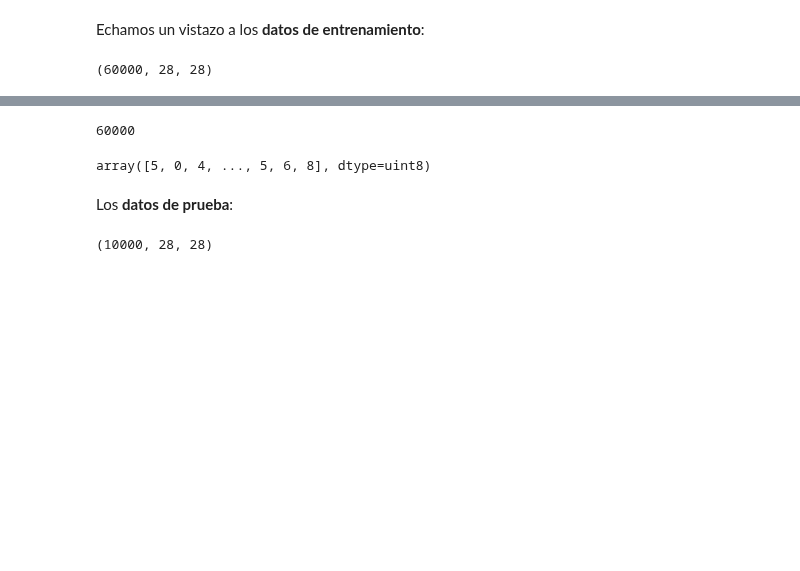
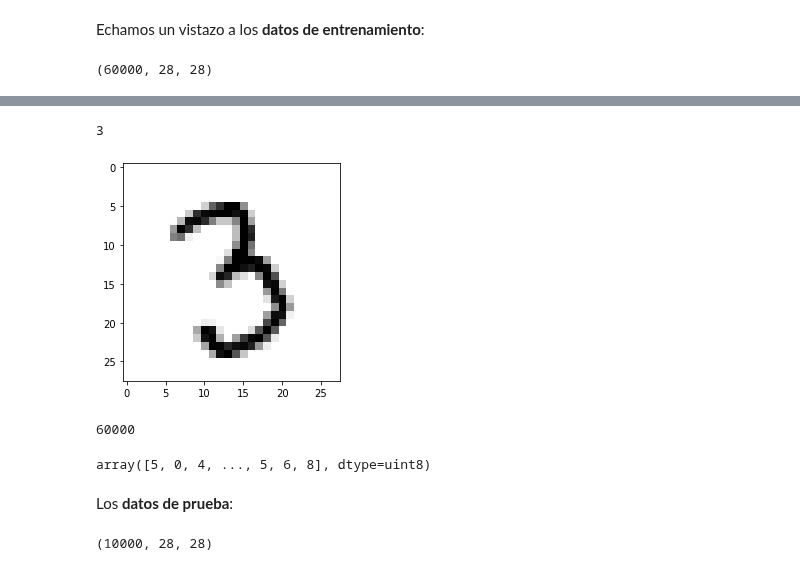
Before and after one commit to carlosemiliorabazo/deepLearning, a Jupyter notebook: 2_1_Un_primer_vistazo_a_una_Red_Neuronal.ipynb, the cells around one changed output, grey strips where cells are left out. Saved outputs shown, nothing was run; the diff lists cells and outputs as text; code cells hidden in the pictures; blank space fills up the shorter version.

```diff
--- a/2_1_Un_primer_vistazo_a_una_Red_Neuronal.ipynb
+++ b/2_1_Un_primer_vistazo_a_una_Red_Neuronal.ipynb
@@ -49,2 +67,15 @@ train_images.shape
+# %%
+# La imagen anterior corresponde con el número 3. Hasta se puede intuir....
+train_labels[30000]
+# %% [output]
+3
+# %%
+# Veamos el elemento 30000 y pintémoslo con matplotlib
+import matplotlib.pyplot as plt
+digit = train_images[30000]
+plt.imshow(digit, cmap=plt.cm.binary)
+plt.show()
+# %% [output]
+[figure, added]
 # %%
 len(train_labels)
@@ -52,10 +82,9 @@ len(train_labels)
 # %% [output]
 60000
-# %%
-train_labels
-# array([5, 0, 4, ..., 5, 6, 8], dtype=uint8)
-# %% [output]
-array([5, 0, 4, ..., 5, 6, 8], dtype=uint8)
+# %%
+train_labels
+# %% [output]
+array([5, 0, 4, ..., 5, 6, 8], dtype=uint8)
 # %% [markdown]
 Los **datos de prueba**:
 # %%
```
Also changed, not shown: parts of 11 cells of this notebook.
